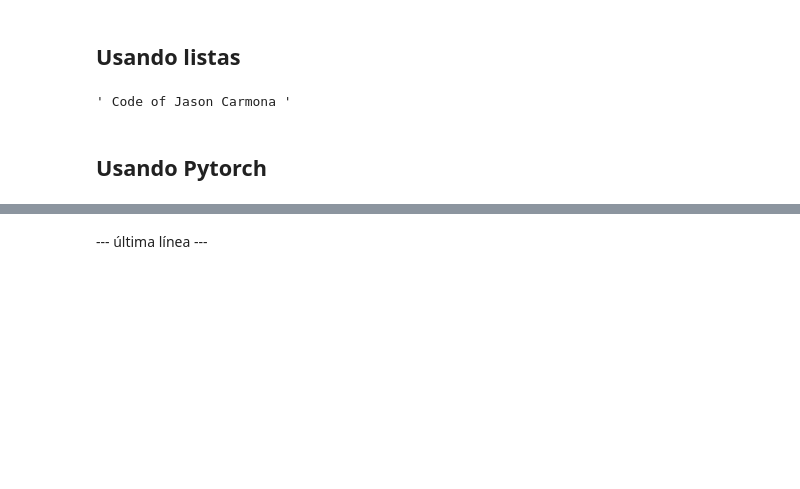
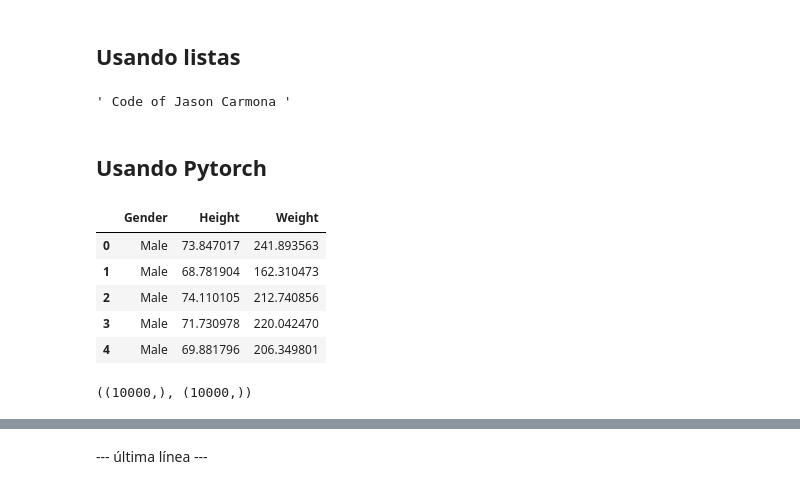
Before and after one commit to ediloaz/Linear-Regression-with-Lists-Numpy-and-Pytorch, a Jupyter notebook: linear_reg_in_lists_and_pytorch.ipynb, the cells around one changed output, grey strips where cells are left out. Cells and saved outputs as stored; diff of their text form; code cells hidden in the pictures; blank space fills up the shorter version.

```diff
--- a/linear_reg_in_lists_and_pytorch.ipynb
+++ b/linear_reg_in_lists_and_pytorch.ipynb
@@ -70 +82,17 @@ class LinearRegression:
         return product
+# %%
+df = pd.read_csv("https://raw.githubusercontent.com/Baakchsu/LinearRegression/master/weight-height.csv")
+df.head()
+# %% [output]
+|  | Gender | Height | Weight |
+| 0 | Male | 73.847017 | 241.893563 |
+| 1 | Male | 68.781904 | 162.310473 |
+| 2 | Male | 74.110105 | 212.740856 |
+| 3 | Male | 71.730978 | 220.042470 |
+| 4 | Male | 69.881796 | 206.349801 |
+# %%
+x = (df['Weight']-df['Weight'].mean())/df['Weight'].std() #standardization of the dataset
+y = (df["Height"]-df['Height'].mean())/df["Height"].std()
+x.shape, y.shape
+# %% [output]
+((10000,), (10000,))
```
Also changed, not shown: parts of 4 cells of this notebook.
